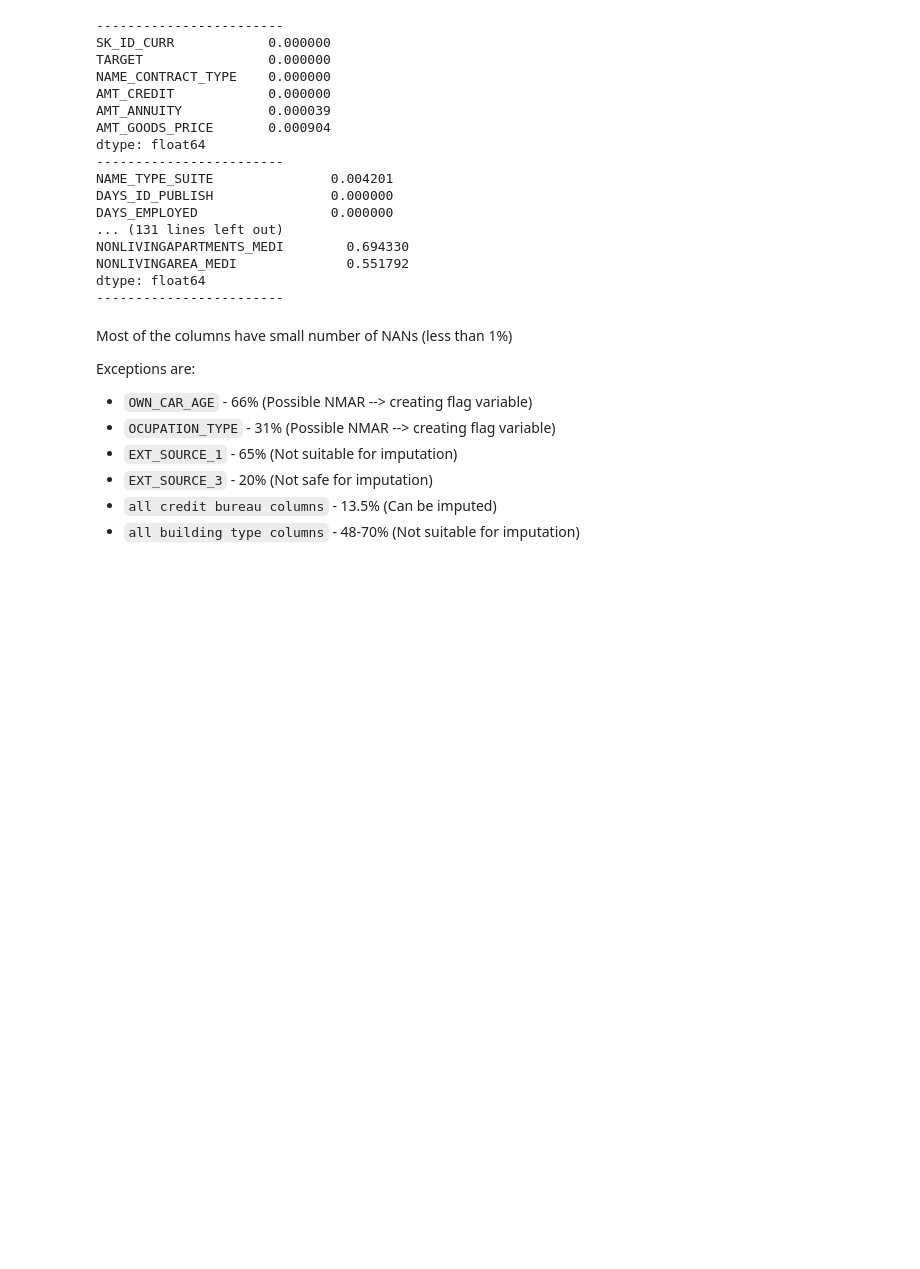
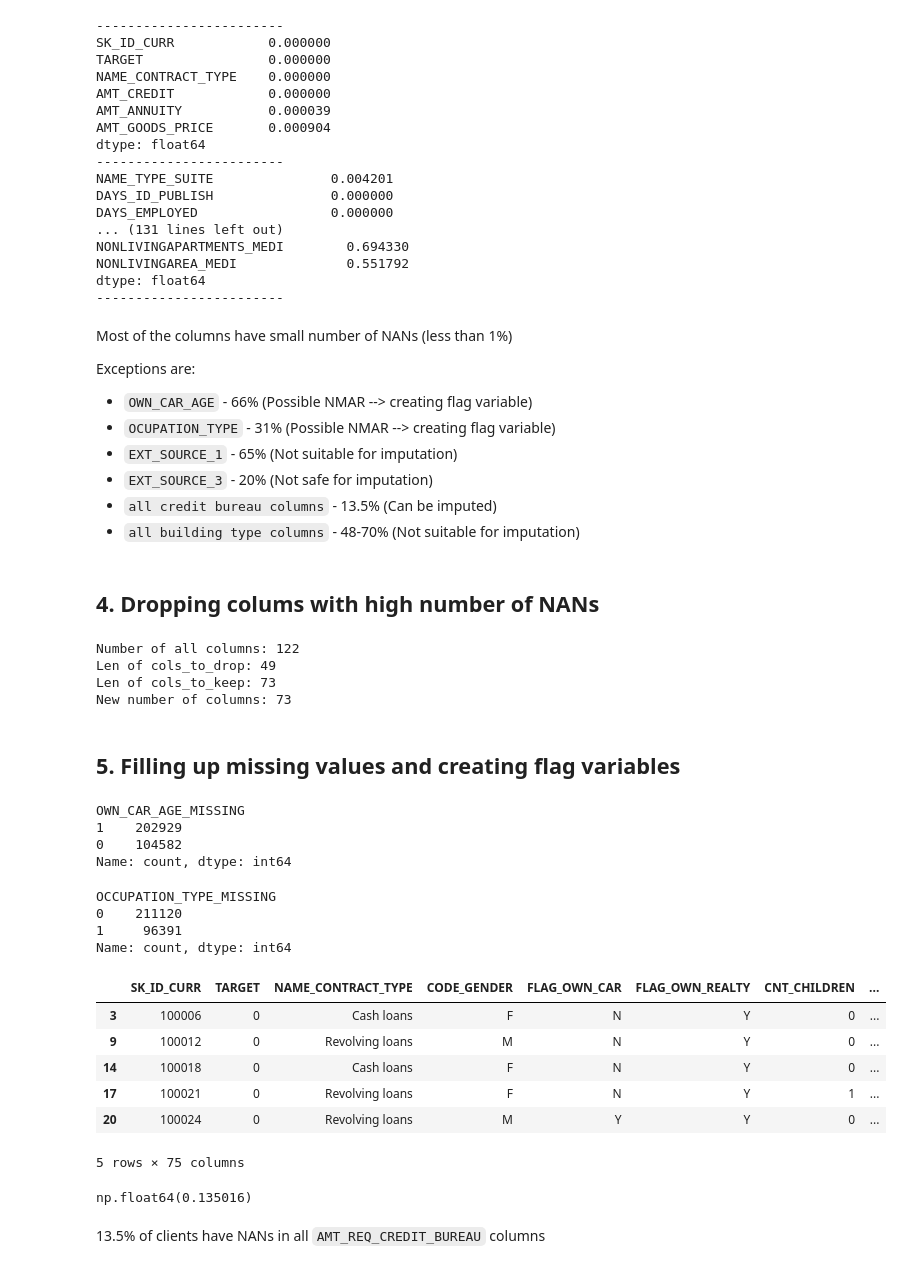
Before and after one commit to alek-ds/home-credit-default-risk-ak, a Jupyter notebook: notebooks/analysis_of_application_data.ipynb, the cells around one changed output. Drawn from its saved outputs; the diff is of its cells as text; code cells hidden in the pictures; blank space fills up the shorter version.

Commit message:
Continutaion of column analysis and creation of data/intertim folder

```diff
--- a/notebooks/analysis_of_application_data.ipynb
+++ b/notebooks/analysis_of_application_data.ipynb
@@ -266,8 +285,8 @@ building_cols = [
     'NONLIVINGAPARTMENTS_AVG', 'NONLIVINGAREA_AVG',
 
     'APARTMENTS_MODE', 'BASEMENTAREA_MODE', 'YEARS_BEGINEXPLUATATION_MODE', 'YEARS_BUILD_MODE',
-    'COMMONAREA_MODE', 'ELEVATORS_MODE', 'ENTRANCES_MEDI', 'FLOORSMAX_MEDI',
-    'FLOORSMIN_MEDI', 'LANDAREA_MEDI', 'LIVINGAPARTMENTS_MODE', 'LIVINGAREA_MODE',
+    'COMMONAREA_MODE', 'ELEVATORS_MODE', 'ENTRANCES_MODE', 'FLOORSMAX_MODE',
+    'FLOORSMIN_MODE', 'LANDAREA_MODE', 'LIVINGAPARTMENTS_MODE', 'LIVINGAREA_MODE',
     'NONLIVINGAPARTMENTS_MODE', 'NONLIVINGAREA_MODE',
 
     'APARTMENTS_MEDI', 'BASEMENTAREA_MEDI', 'YEARS_BEGINEXPLUATATION_MEDI', 'YEARS_BUILD_MEDI',
@@ -277,6 +296,8 @@ building_cols = [
 
     'FONDKAPREMONT_MODE', 'HOUSETYPE_MODE', 'TOTALAREA_MODE', 'WALLSMATERIAL_MODE', 'EMERGENCYSTATE_MODE'
 ]
+
+all_cols += building_cols
 
 building_avg_cols = [
     'APARTMENTS_AVG', 'BASEMENTAREA_AVG', 'YEARS_BEGINEXPLUATATION_AVG', 'YEARS_BUILD_AVG',
@@ -288,8 +309,8 @@ type_of_cols_in_app.append(building_avg_cols)
 
 building_mode_cols = [
     'APARTMENTS_MODE', 'BASEMENTAREA_MODE', 'YEARS_BEGINEXPLUATATION_MODE', 'YEARS_BUILD_MODE',
-    'COMMONAREA_MODE', 'ELEVATORS_MODE', 'ENTRANCES_MEDI', 'FLOORSMAX_MEDI',
-    'FLOORSMIN_MEDI', 'LANDAREA_MEDI', 'LIVINGAPARTMENTS_MODE', 'LIVINGAREA_MODE',
+    'COMMONAREA_MODE', 'ELEVATORS_MODE', 'ENTRANCES_MODE', 'FLOORSMAX_MODE',
+    'FLOORSMIN_MODE', 'LANDAREA_MODE', 'LIVINGAPARTMENTS_MODE', 'LIVINGAREA_MODE',
     'NONLIVINGAPARTMENTS_MODE', 'NONLIVINGAREA_MODE',
     'FONDKAPREMONT_MODE', 'HOUSETYPE_MODE', 'TOTALAREA_MODE', 'WALLSMATERIAL_MODE', 'EMERGENCYSTATE_MODE'
 ]
@@ -303,6 +324,8 @@ building_medi_cols = [
 ]
 type_of_cols_in_app.append(building_medi_cols)
 
+# print([col for col in building_cols if col not in app_df.columns])
+
 print(f"Building columns: {len(building_cols)}")
 print(f"Building avg columns: {len(building_avg_cols)}")
 print(f"Building mode columns: {len(building_mode_cols)}")
@@ -357,3 +380,63 @@ Exceptions are:
 - `EXT_SOURCE_3` - 20% (Not safe for imputation)
 - `all credit bureau columns` - 13.5% (Can be imputed)
 - `all building type columns` - 48-70% (Not suitable for imputation)
+# %% [markdown]
+## 4. Dropping colums with high number of NANs
+# %%
+app_df_1 = app_df.copy()
+cols_to_drop = ['EXT_SOURCE_1', 'EXT_SOURCE_3'] + building_cols
+cols_to_keep = [col for col in app_df.columns if col not in cols_to_drop]
+
+
+print(f"Number of all columns: {app_df.shape[1]}")
+print(f"Len of cols_to_drop: {len(cols_to_drop)}")
+print(f"Len of cols_to_keep: {len(cols_to_keep)}")
+
+app_df_1 = app_df_1.drop(columns=cols_to_drop)
+print(f"New number of columns: {app_df_1.shape[1]}")
+# %% [output]
+Number of all columns: 122
+Len of cols_to_drop: 49
+Len of cols_to_keep: 73
+New number of columns: 73
+# %% [markdown]
+## 5. Filling up missing values and creating flag variables
+# %%
+app_df_1['OWN_CAR_AGE_MISSING'] = np.where(app_df_1['OWN_CAR_AGE'].isna(), 1, 0)
+print(app_df_1['OWN_CAR_AGE_MISSING'].value_counts())
+# %% [output]
+OWN_CAR_AGE_MISSING
+1    202929
+0    104582
+Name: count, dtype: int64
+# %%
+app_df_1['OCCUPATION_TYPE_MISSING'] = np.where(app_df_1['OCCUPATION_TYPE'].isna(), 1, 0)
+print(app_df_1['OCCUPATION_TYPE_MISSING'].value_counts())
+# %% [output]
+OCCUPATION_TYPE_MISSING
+0    211120
+1     96391
+Name: count, dtype: int64
+# %%
+app_df_1[app_df_1['AMT_REQ_CREDIT_BUREAU_HOUR'].isna()].head()
+# %% [output]
+|  | SK_ID_CURR | TARGET | NAME_CONTRACT_TYPE | CODE_GENDER | FLAG_OWN_CAR | FLAG_OWN_REALTY | CNT_CHILDREN | ... |
+| 3 | 100006 | 0 | Cash loans | F | N | Y | 0 | ... |
+| 9 | 100012 | 0 | Revolving loans | M | N | Y | 0 | ... |
+| 14 | 100018 | 0 | Cash loans | F | N | Y | 0 | ... |
+| 17 | 100021 | 0 | Revolving loans | F | N | Y | 1 | ... |
+| 20 | 100024 | 0 | Revolving loans | M | Y | Y | 0 | ... |
+5 rows × 75 columns
+# %%
+((
+    app_df_1['AMT_REQ_CREDIT_BUREAU_HOUR'].isna() &
+    app_df_1['AMT_REQ_CREDIT_BUREAU_DAY'].isna() &
+    app_df_1['AMT_REQ_CREDIT_BUREAU_WEEK'].isna() &
+    app_df_1['AMT_REQ_CREDIT_BUREAU_MON'].isna() &
+    app_df_1['AMT_REQ_CREDIT_BUREAU_QRT'].isna() &
+    app_df_1['AMT_REQ_CREDIT_BUREAU_YEAR'].isna()
+).sum()/app_n).round(6)
+# %% [output]
+np.float64(0.135016)
+# %% [markdown]
+13.5% of clients have NANs in all `AMT_REQ_CREDIT_BUREAU` columns
```
Also changed, not shown: parts of 9 cells of this notebook, 3 other files.
